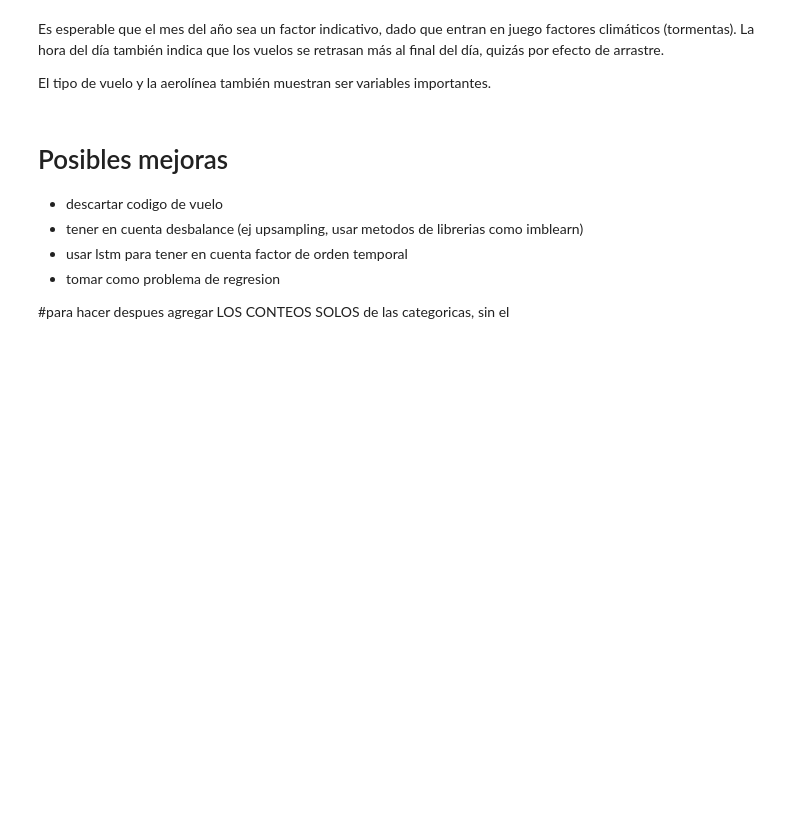
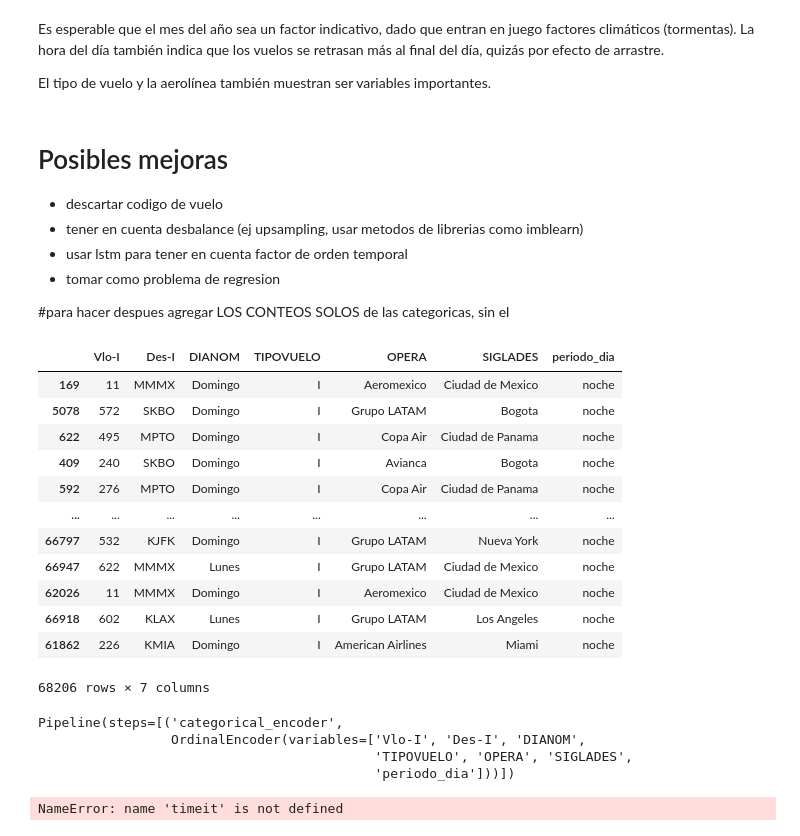
Before and after one commit to javierlunamisetich/Challenge_LATAM, a Jupyter notebook: solution.ipynb, the cells around one changed output. Saved outputs shown, nothing was run; the diff lists cells and outputs as text; code cells hidden in the pictures; blank space fills up the shorter version.

Commit message:
pipeline agregado

```diff
--- a/solution.ipynb
+++ b/solution.ipynb
@@ -578,0 +598,21 @@ agregar LOS CONTEOS SOLOS de las categoricas, sin el
+# %%
+CATEGORICAL_VARS = ['Vlo-I', 'Des-I','DIANOM', 'TIPOVUELO', 'OPERA',
+       'SIGLADES','periodo_dia']
+
+data[CATEGORICAL_VARS]=data[CATEGORICAL_VARS].astype('object')
+# %%
+data[CATEGORICAL_VARS]
+# %% [output]
+|  | Vlo-I | Des-I | DIANOM | TIPOVUELO | OPERA | SIGLADES | periodo_dia |
+| 169 | 11 | MMMX | Domingo | I | Aeromexico | Ciudad de Mexico | noche |
+| 5078 | 572 | SKBO | Domingo | I | Grupo LATAM | Bogota | noche |
+| 622 | 495 | MPTO | Domingo | I | Copa Air | Ciudad de Panama | noche |
+| 409 | 240 | SKBO | Domingo | I | Avianca | Bogota | noche |
+| 592 | 276 | MPTO | Domingo | I | Copa Air | Ciudad de Panama | noche |
+| ... | ... | ... | ... | ... | ... | ... | ... |
+| 66797 | 532 | KJFK | Domingo | I | Grupo LATAM | Nueva York | noche |
+| 66947 | 622 | MMMX | Lunes | I | Grupo LATAM | Ciudad de Mexico | noche |
+| 62026 | 11 | MMMX | Domingo | I | Aeromexico | Ciudad de Mexico | noche |
+| 66918 | 602 | KLAX | Lunes | I | Grupo LATAM | Los Angeles | noche |
+| 61862 | 226 | KMIA | Domingo | I | American Airlines | Miami | noche |
+68206 rows × 7 columns
@@ -578,0 +625,26 @@ agregar LOS CONTEOS SOLOS de las categoricas, sin el
+# %%
+# train the pipeline
+pipeline.fit(X_train, y_train)
+# %% [output]
+Pipeline(steps=[('categorical_encoder',
+                 OrdinalEncoder(variables=['Vlo-I', 'Des-I', 'DIANOM',
+                                           'TIPOVUELO', 'OPERA', 'SIGLADES',
+                                           'periodo_dia']))])
+# %%
+## Hpyerparameter tuning for XGBoost algorithm
+# from xgboost import XGBClassifier
+start = timeit.default_timer()
+xgb_model = XGBClassifier()
+param_dist = {"max_depth": [2,5,7,10],
+           "min_child_weight" : [2,6,10,],
+           "n_estimators": [100, 500, 1000],
+           "learning_rate" : [0.01,0.05,0.08, 0.1, 0.5, 0.8]}
+grid_search = GridSearchCV(xgb_model, param_grid=param_dist, cv = 3,
+                                verbose=10, n_jobs=-1)
+grid_search.fit(X_train, y_train)
+print(grid_search.best_estimator_)
+
+stop = timeit.default_timer()
+print('Time: ', stop - start)
+# %% [output]
+NameError: name 'timeit' is not defined
```
Also changed, not shown: parts of 7 cells of this notebook.
